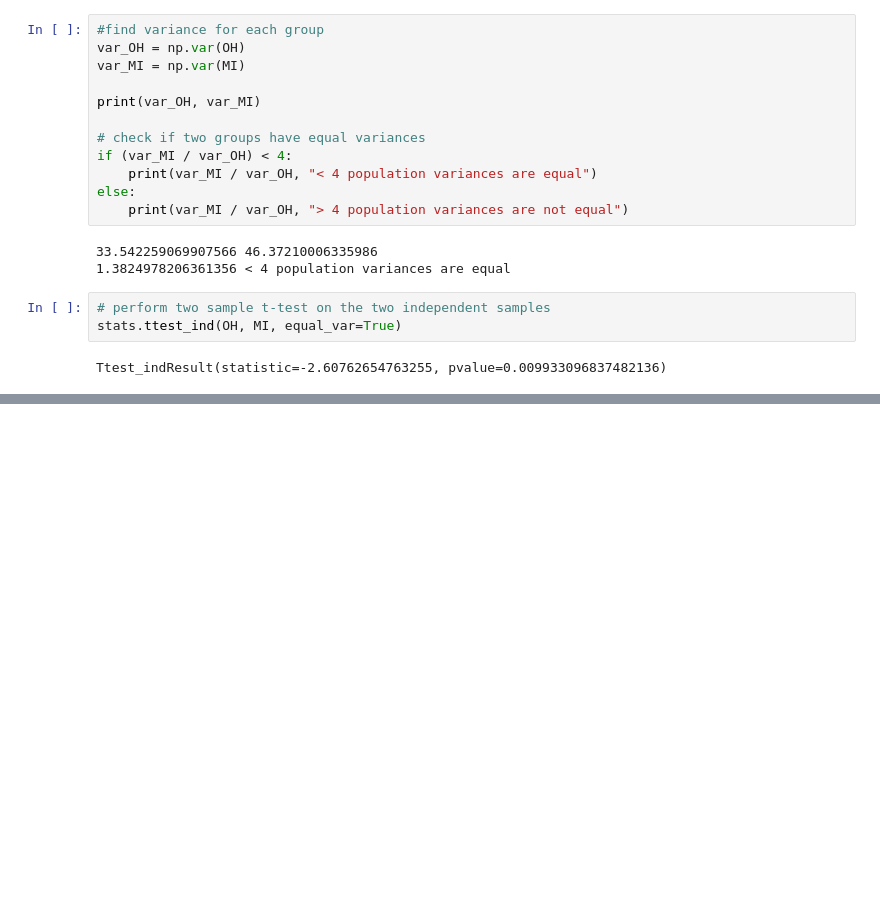
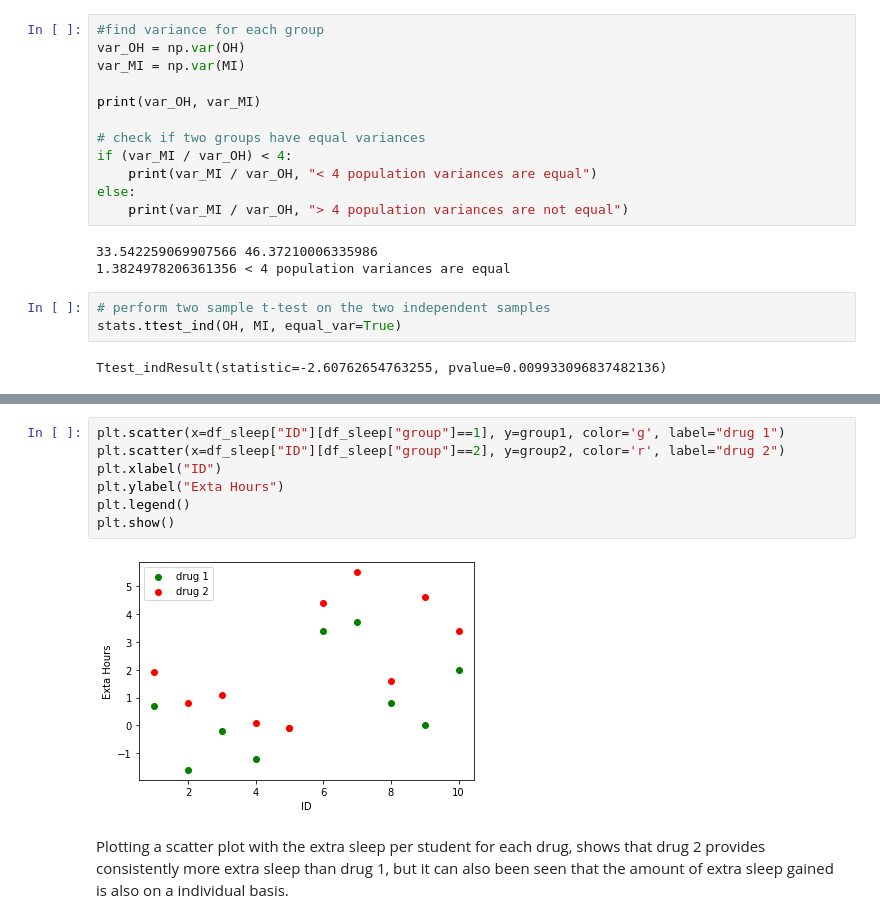
Before and after one commit to PaulSweeney89/t-test, a Jupyter notebook: t-test.ipynb, the cells around one changed output, grey strips where cells are left out. Cells and saved outputs as stored; diff of their text form; blank space fills up the shorter version.

```diff
--- a/t-test.ipynb
+++ b/t-test.ipynb
@@ -161,0 +251,11 @@ p-value < 0.0099
+# %%
+plt.scatter(x=df_sleep["ID"][df_sleep["group"]==1], y=group1, color='g', label="drug 1")
+plt.scatter(x=df_sleep["ID"][df_sleep["group"]==2], y=group2, color='r', label="drug 2")
+plt.xlabel("ID")
+plt.ylabel("Exta Hours")
+plt.legend()
+plt.show()
+# %% [output]
+[figure, added]
+# %% [markdown]
+Plotting a scatter plot with the extra sleep per student for each drug, shows that drug 2 provides consistently more extra sleep than drug 1, but it can also been seen that the amount of extra sleep gained is also on a individual basis.
```
Also changed, not shown: parts of 14 cells of this notebook, 1 other file.
